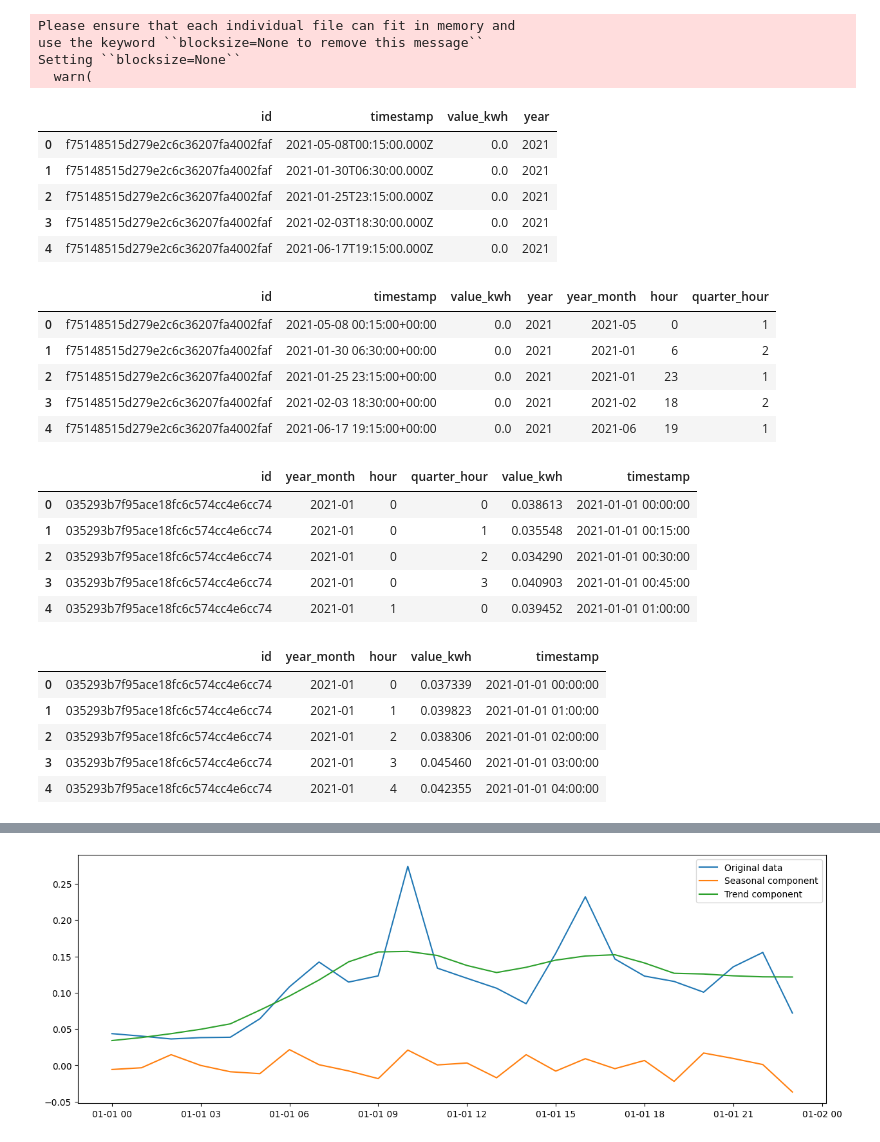
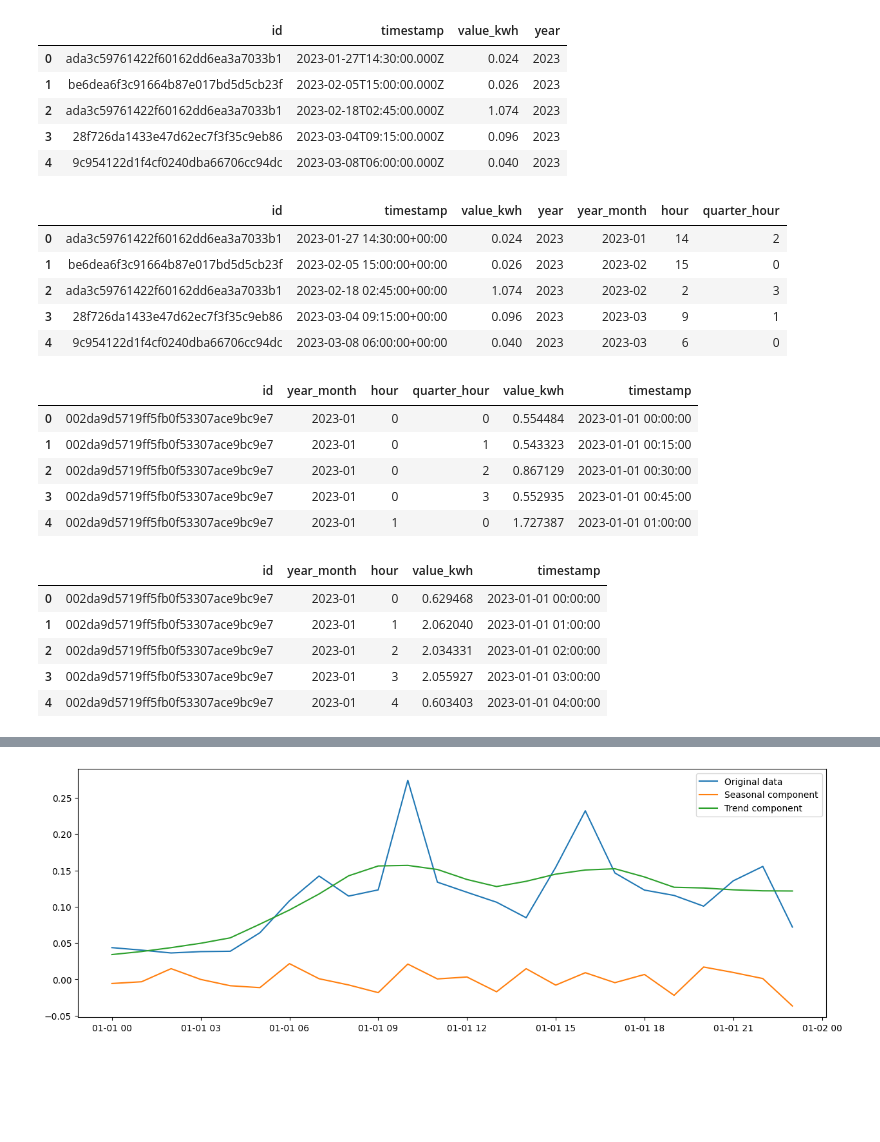
Before and after one commit to MKapustin/datahackdays_2024, a Jupyter notebook: clusters/01_feature_extraction_stl.ipynb, the cells around one changed output, grey strips where cells are left out. Drawn from its saved outputs; the diff is of its cells as text; code cells hidden in the pictures; blank space fills up the shorter version.

```diff
--- a/clusters/01_feature_extraction_stl.ipynb
+++ b/clusters/01_feature_extraction_stl.ipynb
@@ -3,19 +3,15 @@ import pandas as pd
 import dask.dataframe as dd
 # %%
 # Load the data
-row_df = dd.read_csv("../data/100_15_2021.csv.gz").compute()
+row_df = dd.read_csv("../data/1775_15_2023.csv").compute()
 row_df.head()
 # %% [output]
-Please ensure that each individual file can fit in memory and
-use the keyword ``blocksize=None to remove this message``
-Setting ``blocksize=None``
-  warn(
 |  | id | timestamp | value_kwh | year |
-| 0 | f75148515d279e2c6c36207fa4002faf | 2021-05-08T00:15:00.000Z | 0.0 | 2021 |
-| 1 | f75148515d279e2c6c36207fa4002faf | 2021-01-30T06:30:00.000Z | 0.0 | 2021 |
-| 2 | f75148515d279e2c6c36207fa4002faf | 2021-01-25T23:15:00.000Z | 0.0 | 2021 |
-| 3 | f75148515d279e2c6c36207fa4002faf | 2021-02-03T18:30:00.000Z | 0.0 | 2021 |
-| 4 | f75148515d279e2c6c36207fa4002faf | 2021-06-17T19:15:00.000Z | 0.0 | 2021 |
+| 0 | ada3c59761422f60162dd6ea3a7033b1 | 2023-01-27T14:30:00.000Z | 0.024 | 2023 |
+| 1 | be6dea6f3c91664b87e017bd5d5cb23f | 2023-02-05T15:00:00.000Z | 0.026 | 2023 |
+| 2 | ada3c59761422f60162dd6ea3a7033b1 | 2023-02-18T02:45:00.000Z | 1.074 | 2023 |
+| 3 | 28f726da1433e47d62ec7f3f35c9eb86 | 2023-03-04T09:15:00.000Z | 0.096 | 2023 |
+| 4 | 9c954122d1f4cf0240dba66706cc94dc | 2023-03-08T06:00:00.000Z | 0.040 | 2023 |
 # %%
 # Add year_month column
 sample_df = row_df
@@ -29,11 +25,11 @@ sample_df["quarter_hour"] = sample_df["timestamp"].dt.minute // 15
 sample_df.head()
 # %% [output]
 |  | id | timestamp | value_kwh | year | year_month | hour | quarter_hour |
-| 0 | f75148515d279e2c6c36207fa4002faf | 2021-05-08 00:15:00+00:00 | 0.0 | 2021 | 2021-05 | 0 | 1 |
-| 1 | f75148515d279e2c6c36207fa4002faf | 2021-01-30 06:30:00+00:00 | 0.0 | 2021 | 2021-01 | 6 | 2 |
-| 2 | f75148515d279e2c6c36207fa4002faf | 2021-01-25 23:15:00+00:00 | 0.0 | 2021 | 2021-01 | 23 | 1 |
-| 3 | f75148515d279e2c6c36207fa4002faf | 2021-02-03 18:30:00+00:00 | 0.0 | 2021 | 2021-02 | 18 | 2 |
-| 4 | f75148515d279e2c6c36207fa4002faf | 2021-06-17 19:15:00+00:00 | 0.0 | 2021 | 2021-06 | 19 | 1 |
+| 0 | ada3c59761422f60162dd6ea3a7033b1 | 2023-01-27 14:30:00+00:00 | 0.024 | 2023 | 2023-01 | 14 | 2 |
+| 1 | be6dea6f3c91664b87e017bd5d5cb23f | 2023-02-05 15:00:00+00:00 | 0.026 | 2023 | 2023-02 | 15 | 0 |
+| 2 | ada3c59761422f60162dd6ea3a7033b1 | 2023-02-18 02:45:00+00:00 | 1.074 | 2023 | 2023-02 | 2 | 3 |
+| 3 | 28f726da1433e47d62ec7f3f35c9eb86 | 2023-03-04 09:15:00+00:00 | 0.096 | 2023 | 2023-03 | 9 | 1 |
+| 4 | 9c954122d1f4cf0240dba66706cc94dc | 2023-03-08 06:00:00+00:00 | 0.040 | 2023 | 2023-03 | 6 | 0 |
 # %%
 daily_df = sample_df.groupby(["id","year_month", "hour", "quarter_hour"])["value_kwh"].agg(["mean"]).reset_index()
 daily_df.head()
@@ -44,11 +40,11 @@ daily_df["timestamp"] = pd.to_datetime(daily_df["year_month"].astype(str) + " "
 daily_df.head()
 # %% [output]
 |  | id | year_month | hour | quarter_hour | value_kwh | timestamp |
-| 0 | 035293b7f95ace18fc6c574cc4e6cc74 | 2021-01 | 0 | 0 | 0.038613 | 2021-01-01 00:00:00 |
-| 1 | 035293b7f95ace18fc6c574cc4e6cc74 | 2021-01 | 0 | 1 | 0.035548 | 2021-01-01 00:15:00 |
-| 2 | 035293b7f95ace18fc6c574cc4e6cc74 | 2021-01 | 0 | 2 | 0.034290 | 2021-01-01 00:30:00 |
-| 3 | 035293b7f95ace18fc6c574cc4e6cc74 | 2021-01 | 0 | 3 | 0.040903 | 2021-01-01 00:45:00 |
-| 4 | 035293b7f95ace18fc6c574cc4e6cc74 | 2021-01 | 1 | 0 | 0.039452 | 2021-01-01 01:00:00 |
+| 0 | 002da9d5719ff5fb0f53307ace9bc9e7 | 2023-01 | 0 | 0 | 0.554484 | 2023-01-01 00:00:00 |
+| 1 | 002da9d5719ff5fb0f53307ace9bc9e7 | 2023-01 | 0 | 1 | 0.543323 | 2023-01-01 00:15:00 |
+| 2 | 002da9d5719ff5fb0f53307ace9bc9e7 | 2023-01 | 0 | 2 | 0.867129 | 2023-01-01 00:30:00 |
+| 3 | 002da9d5719ff5fb0f53307ace9bc9e7 | 2023-01 | 0 | 3 | 0.552935 | 2023-01-01 00:45:00 |
+| 4 | 002da9d5719ff5fb0f53307ace9bc9e7 | 2023-01 | 1 | 0 | 1.727387 | 2023-01-01 01:00:00 |
 # %%
 daily_df = sample_df.groupby(["id","year_month", "hour"])["value_kwh"].agg(["mean"]).reset_index()
 daily_df.head()
@@ -59,11 +55,11 @@ daily_df["timestamp"] = pd.to_datetime(daily_df["year_month"].astype(str) + " "
 daily_df.head()
 # %% [output]
 |  | id | year_month | hour | value_kwh | timestamp |
-| 0 | 035293b7f95ace18fc6c574cc4e6cc74 | 2021-01 | 0 | 0.037339 | 2021-01-01 00:00:00 |
-| 1 | 035293b7f95ace18fc6c574cc4e6cc74 | 2021-01 | 1 | 0.039823 | 2021-01-01 01:00:00 |
-| 2 | 035293b7f95ace18fc6c574cc4e6cc74 | 2021-01 | 2 | 0.038306 | 2021-01-01 02:00:00 |
-| 3 | 035293b7f95ace18fc6c574cc4e6cc74 | 2021-01 | 3 | 0.045460 | 2021-01-01 03:00:00 |
-| 4 | 035293b7f95ace18fc6c574cc4e6cc74 | 2021-01 | 4 | 0.042355 | 2021-01-01 04:00:00 |
+| 0 | 002da9d5719ff5fb0f53307ace9bc9e7 | 2023-01 | 0 | 0.629468 | 2023-01-01 00:00:00 |
+| 1 | 002da9d5719ff5fb0f53307ace9bc9e7 | 2023-01 | 1 | 2.062040 | 2023-01-01 01:00:00 |
+| 2 | 002da9d5719ff5fb0f53307ace9bc9e7 | 2023-01 | 2 | 2.034331 | 2023-01-01 02:00:00 |
+| 3 | 002da9d5719ff5fb0f53307ace9bc9e7 | 2023-01 | 3 | 2.055927 | 2023-01-01 03:00:00 |
+| 4 | 002da9d5719ff5fb0f53307ace9bc9e7 | 2023-01 | 4 | 0.603403 | 2023-01-01 04:00:00 |
 # %%
 # Get the ids in the dataset
 ids = sample_df["id"].unique()
```
Also changed, not shown: parts of 2 cells of this notebook, 3 other files.
